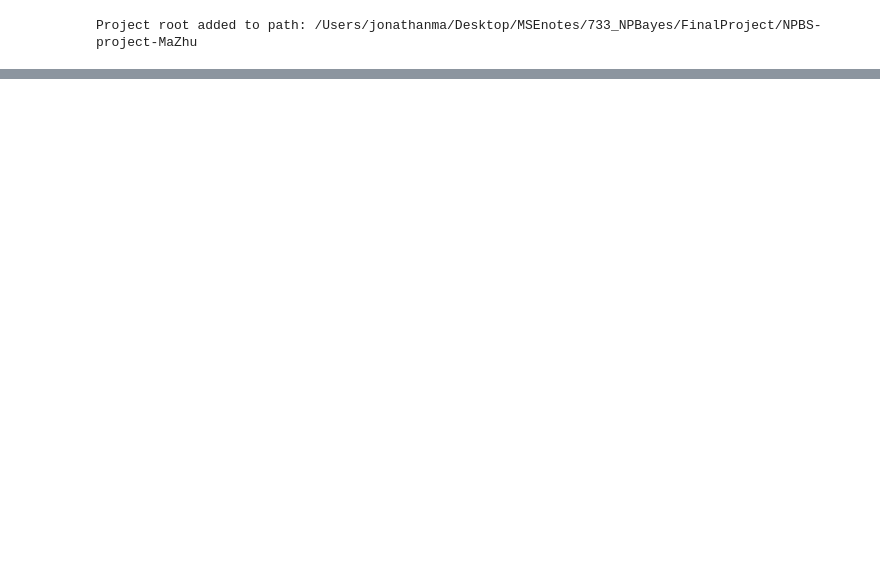
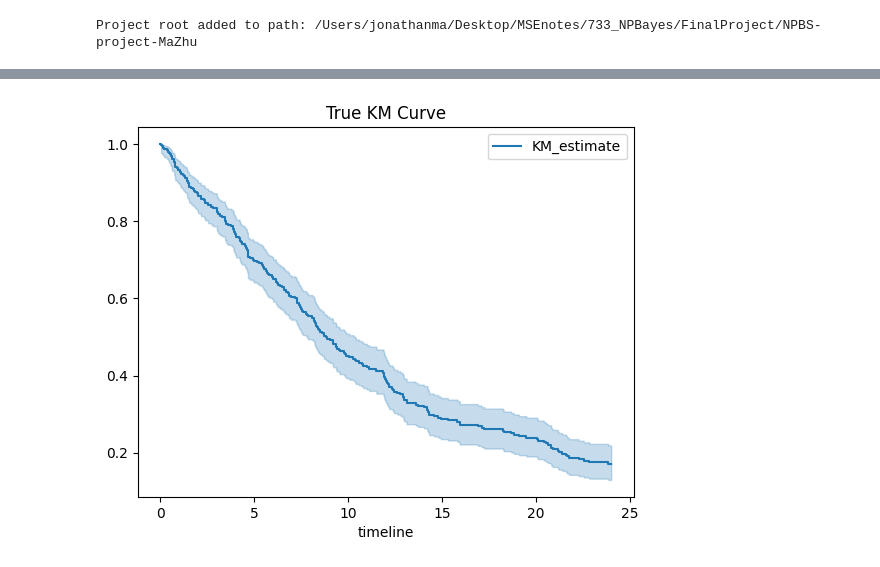
Before and after one commit to JonathanMa03/NPBS-project-MaZhu, a Jupyter notebook: notebooks/01_data_acquisition.ipynb, the cells around one changed output, grey strips where cells are left out. Saved outputs shown, nothing was run; the diff lists cells and outputs as text; code cells hidden in the pictures; blank space fills up the shorter version.

```diff
--- a/notebooks/01_data_acquisition.ipynb
+++ b/notebooks/01_data_acquisition.ipynb
@@ -66,34 +40,0 @@ ipd_resolve.head()
-# %%
-from src.simulation.trial_generator import simulate_single_trial
-from src.simulation.km_renderer import build_km_render_from_ipd
-from src.cen_km.reconstruct import reconstruct_ipd_with_censoring
-from src.external_bridge.resolve_ipd_adapter import reconstruct_ipd_with_resolve
-from src.validation.comparison import compare_and_plot
-
-# simulate ground truth
-sim = simulate_single_trial(n=300, seed=733)
-df_true = sim.ipd
-
-# build KM inputs
-render = build_km_render_from_ipd(df_true, time_col="time", event_col="event")
-
-# your method
-ipd_ours = reconstruct_ipd_with_censoring(
-    render.curve_points,
-    render.censor_points,
-    n_initial=len(df_true),
-)
-
-# resolve method
-ipd_resolve = reconstruct_ipd_with_resolve(
-    n=len(df_true),
-    t=render.curve_points["time"].tolist(),
-    S=render.curve_points["survival"].tolist(),
-    cens_t=render.censor_points["time"].tolist(),
-    random_state=733,
-)
-
-# compare
-results, fig1, fig2 = compare_and_plot(df_true, ipd_ours.ipd, ipd_resolve)
-
-results
@@ -109,0 +71,12 @@ results
+# %%
+import matplotlib.pyplot as plt
+from lifelines import KaplanMeierFitter
+
+kmf = KaplanMeierFitter()
+kmf.fit(df_true["time"], df_true["event"])
+
+kmf.plot()
+plt.title("True KM Curve")
+plt.show()
+# %% [output]
+[figure, added]
```
Also changed, not shown: parts of 11 cells of this notebook, 24 other files.
